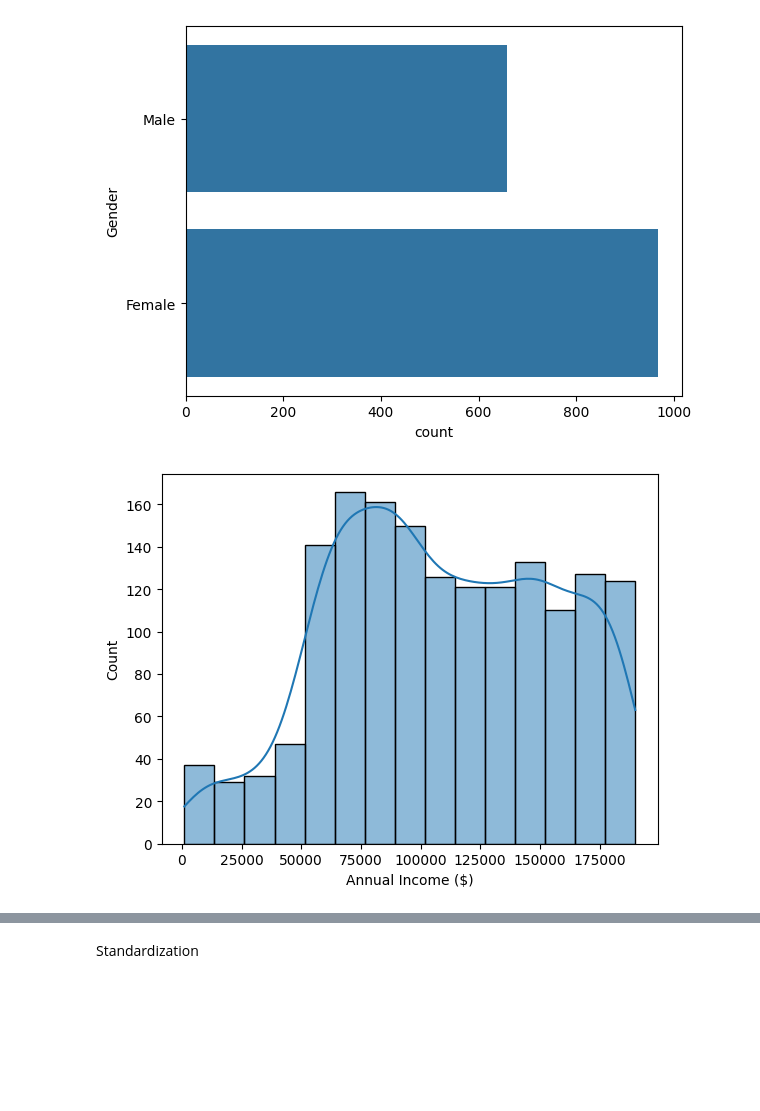
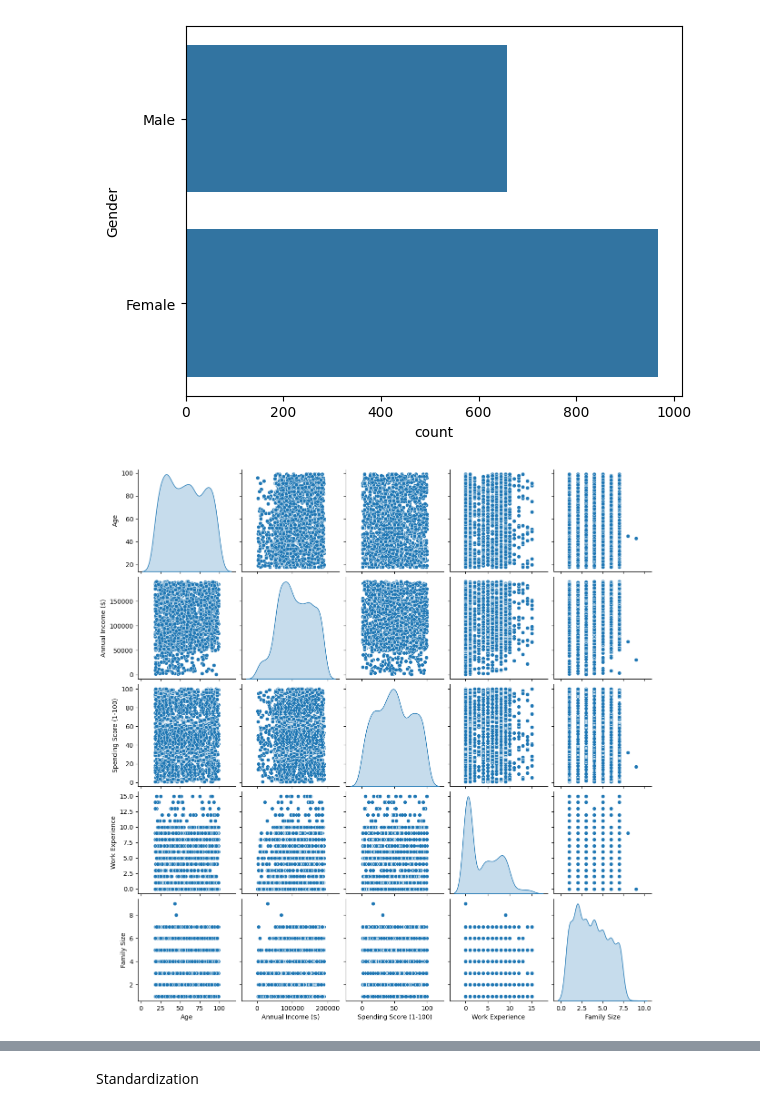
Before and after one commit to mayurasandakalum/shop-customer-data-clustering, a Jupyter notebook: code.ipynb, the cells around one changed output, grey strips where cells are left out. Saved outputs shown, nothing was run; the diff lists cells and outputs as text; code cells hidden in the pictures; blank space fills up the shorter version.

```diff
--- a/code.ipynb
+++ b/code.ipynb
@@ -295,7 +301,7 @@ plt.show()
 # %% [output]
 [figure]
 # %%
-sns.histplot(df2["Annual Income ($)"], kde=True)
+sns.pairplot(df2, diag_kind="kde")
 plt.show()
 # %% [output]
-[figure, old version]
+[figure, new version]
```
Also changed, not shown: parts of 3 cells of this notebook.
